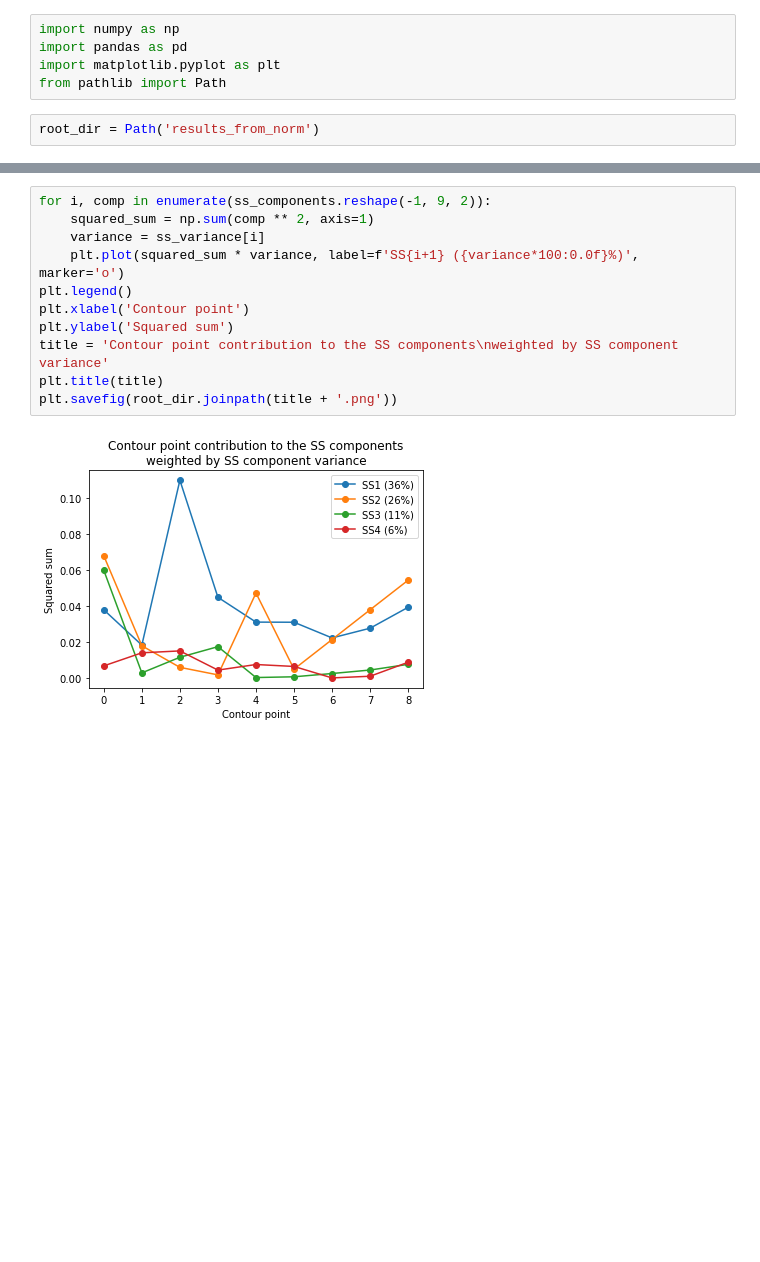
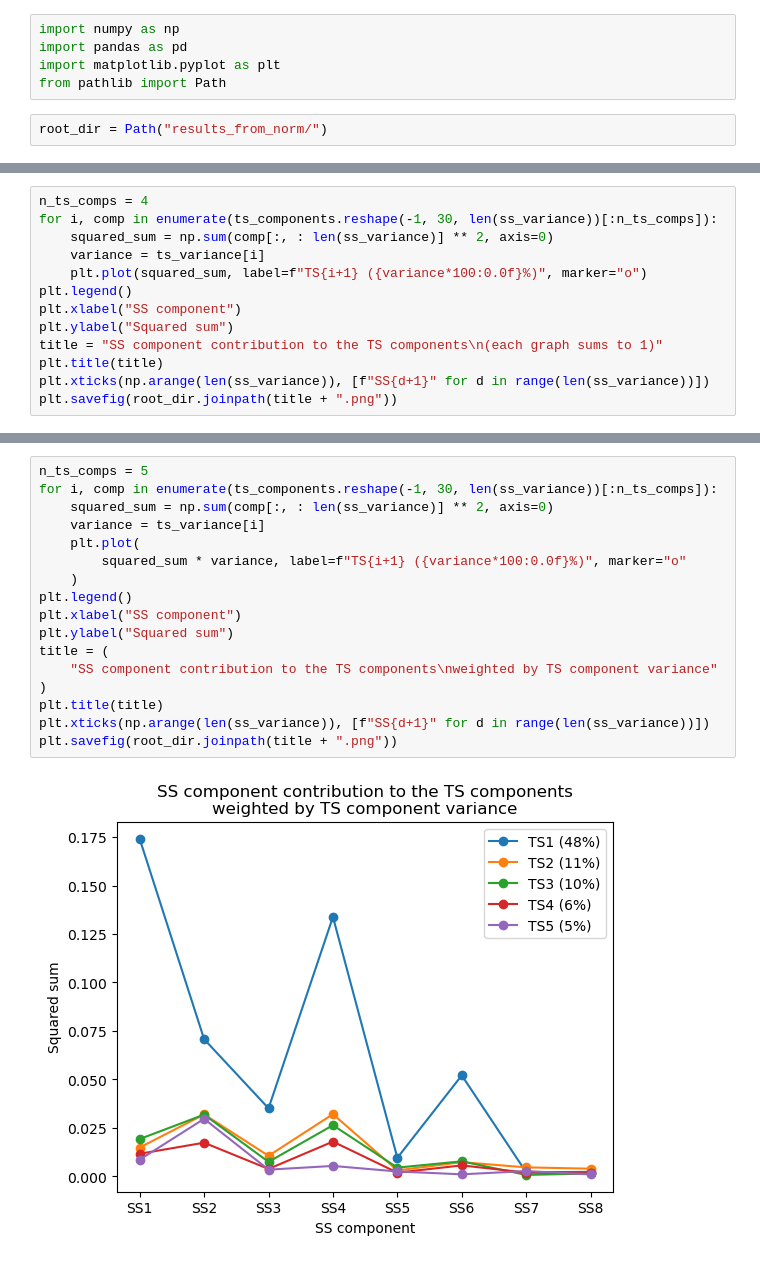
Before and after one commit to stoniah/shape_analysis, a Jupyter notebook: analyzing_pca_scores.ipynb, the cells around one changed output, grey strips where cells are left out. Cells and saved outputs as stored; diff of their text form; blank space fills up the shorter version.

```diff
--- a/analyzing_pca_scores.ipynb
+++ b/analyzing_pca_scores.ipynb
@@ -4,5 +4,5 @@ import pandas as pd
 import matplotlib.pyplot as plt
 from pathlib import Path
 # %%
-root_dir = Path('results_from_norm')
+root_dir = Path("results_from_norm/")
 # %%
@@ -95,0 +260,13 @@ plt.savefig(root_dir.joinpath(title + '.png'))
+# %%
+n_ts_comps = 4
+for i, comp in enumerate(ts_components.reshape(-1, 30, len(ss_variance))[:n_ts_comps]):
+    squared_sum = np.sum(comp[:, : len(ss_variance)] ** 2, axis=0)
+    variance = ts_variance[i]
+    plt.plot(squared_sum, label=f"TS{i+1} ({variance*100:0.0f}%)", marker="o")
+plt.legend()
+plt.xlabel("SS component")
+plt.ylabel("Squared sum")
+title = "SS component contribution to the TS components\n(each graph sums to 1)"
+plt.title(title)
+plt.xticks(np.arange(len(ss_variance)), [f"SS{d+1}" for d in range(len(ss_variance))])
+plt.savefig(root_dir.joinpath(title + ".png"))
@@ -96,13 +275,19 @@ plt.savefig(root_dir.joinpath(title + '.png'))
 # %%
-for i, comp in enumerate(ss_components.reshape(-1, 9, 2)):
-    squared_sum = np.sum(comp ** 2, axis=1)
-    variance = ss_variance[i]
-    plt.plot(squared_sum * variance, label=f'SS{i+1} ({variance*100:0.0f}%)', marker='o')
+n_ts_comps = 5
+for i, comp in enumerate(ts_components.reshape(-1, 30, len(ss_variance))[:n_ts_comps]):
+    squared_sum = np.sum(comp[:, : len(ss_variance)] ** 2, axis=0)
+    variance = ts_variance[i]
+    plt.plot(
+        squared_sum * variance, label=f"TS{i+1} ({variance*100:0.0f}%)", marker="o"
+    )
 plt.legend()
-plt.xlabel('Contour point')
-plt.ylabel('Squared sum')
-title = 'Contour point contribution to the SS components\nweighted by SS component variance'
+plt.xlabel("SS component")
+plt.ylabel("Squared sum")
+title = (
+    "SS component contribution to the TS components\nweighted by TS component variance"
+)
 plt.title(title)
-plt.savefig(root_dir.joinpath(title + '.png'))
+plt.xticks(np.arange(len(ss_variance)), [f"SS{d+1}" for d in range(len(ss_variance))])
+plt.savefig(root_dir.joinpath(title + ".png"))
 # %% [output]
-[figure, old version]
+[figure, new version]
```
Also changed, not shown: parts of 18 cells of this notebook, 18 other files.
